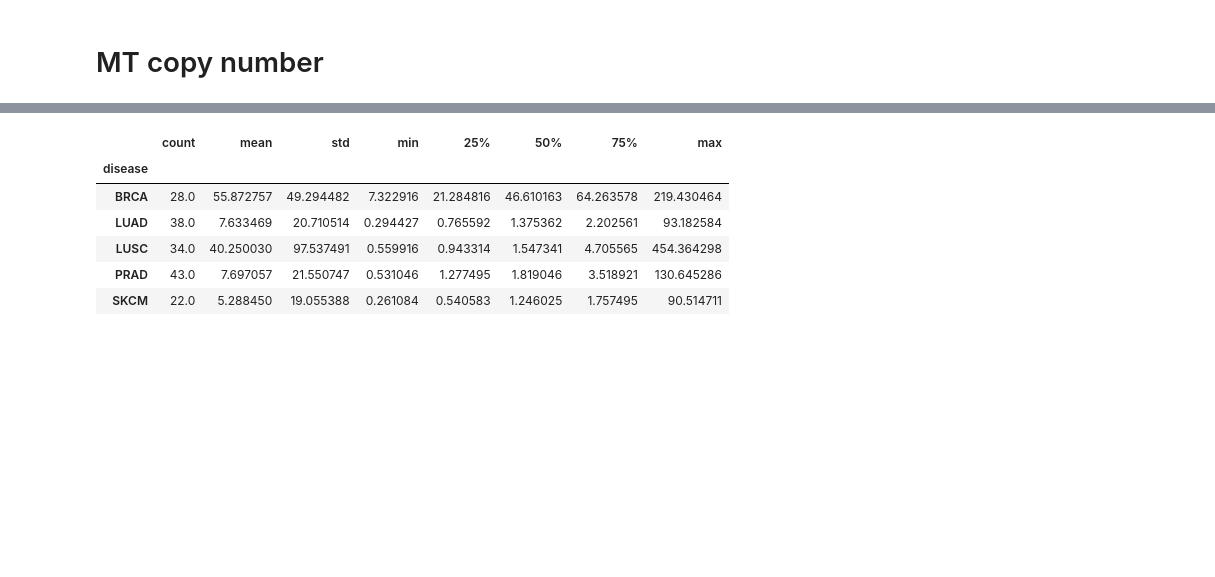
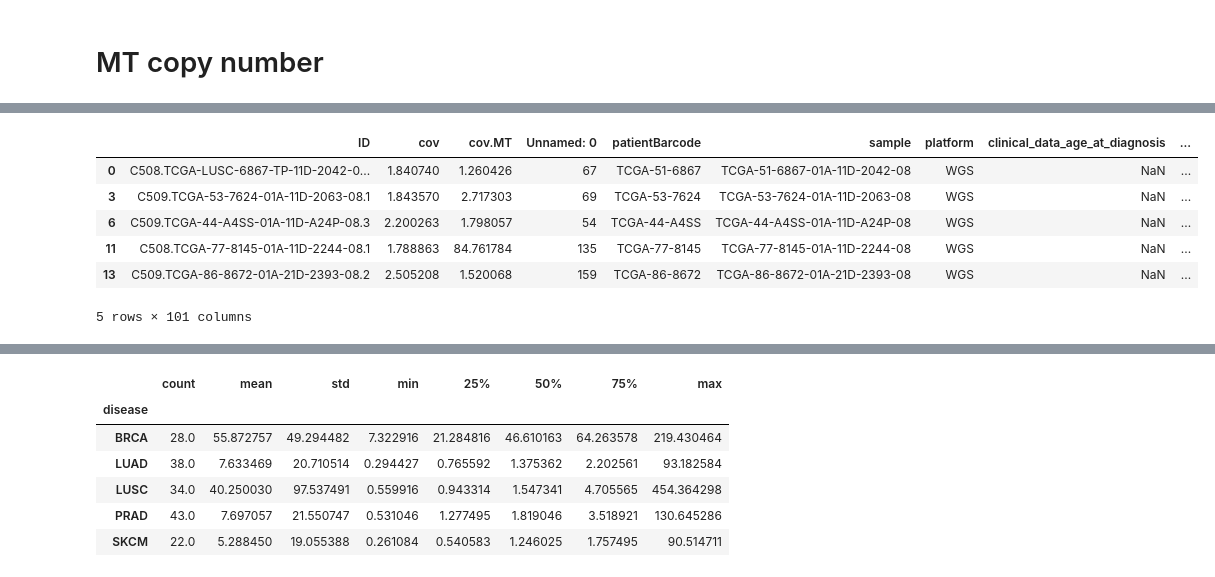
Before and after one commit to smangul1/seeing.beyond.target.results, a Jupyter notebook: raw.results/analysis.MT.ipynb, the cells around one changed output, grey strips where cells are left out. Drawn from its saved outputs; the diff is of its cells as text; code cells hidden in the pictures; blank space fills up the shorter version.

```diff
--- a/raw.results/analysis.MT.ipynb
+++ b/raw.results/analysis.MT.ipynb
@@ -99,0 +101,11 @@ plt.savefig("MT.cov.pdf", bbox_inches='tight')
+# %%
+df_lung=data_cov_WXS.loc[(data_cov_WXS['disease'] == 'LUAD') | (data_cov_WXS['disease'] == 'LUSC')]
+df_lung.head()
+# %% [output]
+|  | ID | cov | cov.MT | Unnamed: 0 | patientBarcode | sample | platform | clinical_data_age_at_diagnosis | ... |
+| 0 | C508.TCGA-LUSC-6867-TP-11D-2042-0... | 1.840740 | 1.260426 | 67 | TCGA-51-6867 | TCGA-51-6867-01A-11D-2042-08 | WGS | NaN | ... |
+| 3 | C509.TCGA-53-7624-01A-11D-2063-08.1 | 1.843570 | 2.717303 | 69 | TCGA-53-7624 | TCGA-53-7624-01A-11D-2063-08 | WGS | NaN | ... |
+| 6 | C509.TCGA-44-A4SS-01A-11D-A24P-08.3 | 2.200263 | 1.798057 | 54 | TCGA-44-A4SS | TCGA-44-A4SS-01A-11D-A24P-08 | WGS | NaN | ... |
+| 11 | C508.TCGA-77-8145-01A-11D-2244-08.1 | 1.788863 | 84.761784 | 135 | TCGA-77-8145 | TCGA-77-8145-01A-11D-2244-08 | WGS | NaN | ... |
+| 13 | C509.TCGA-86-8672-01A-21D-2393-08.2 | 2.505208 | 1.520068 | 159 | TCGA-86-8672 | TCGA-86-8672-01A-21D-2393-08 | WGS | NaN | ... |
+5 rows × 101 columns
```
Also changed, not shown: parts of 3 cells of this notebook, 15 other files.
